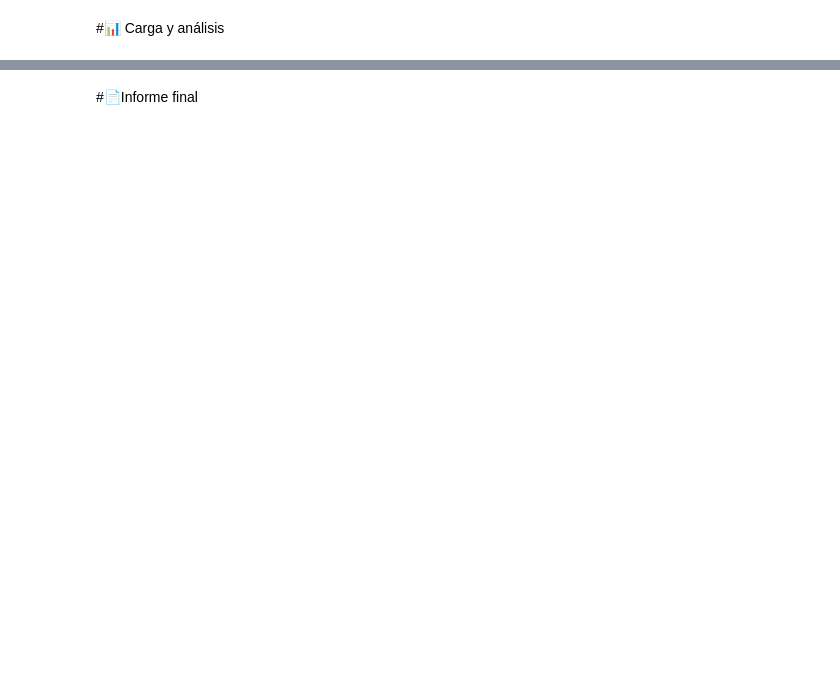
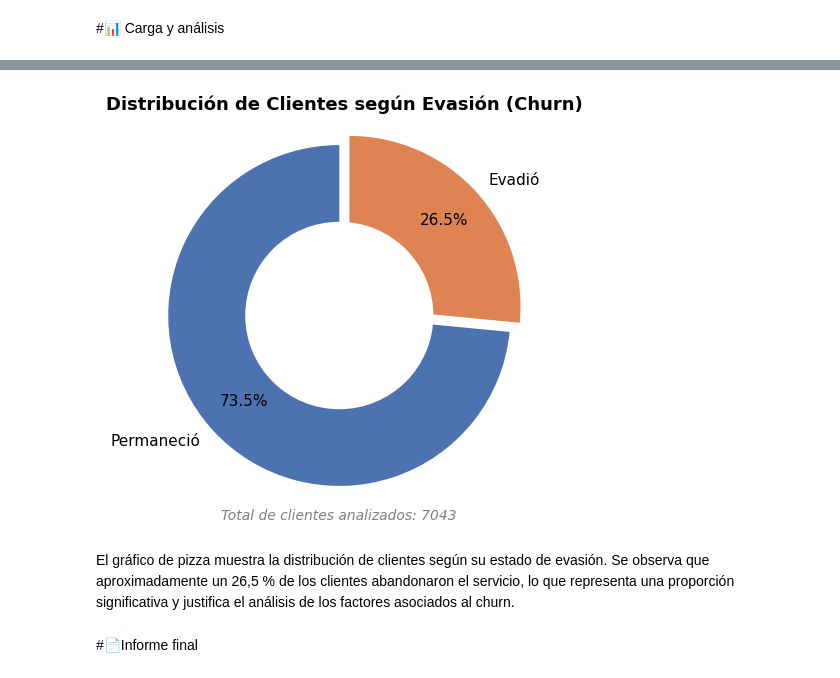
Before and after one commit to DaniGa-Mo/Challenge_TelecomX, a Jupyter notebook: TelecomX_LATAM.ipynb, the cells around one changed output, grey strips where cells are left out. Cells and saved outputs as stored; diff of their text form; code cells hidden in the pictures; blank space fills up the shorter version.

```diff
--- a/TelecomX_LATAM.ipynb
+++ b/TelecomX_LATAM.ipynb
@@ -234,0 +303,8 @@ df_normalizado
+# %%
+# Imputación de valores
+mask_nan = df_normalizado['account.Charges.Total'].isna()
+
+df_normalizado.loc[mask_nan, 'account.Charges.Total'] = (
+    df_normalizado.loc[mask_nan, 'account.Charges.Monthly']
+    * df_normalizado.loc[mask_nan, 'customer.tenure']
+)
@@ -236,0 +377,5 @@ df_normalizado
+# %%
+# Analizando la columna evación
+df_churn = df_normalizado[['Churn']]
+
+df_churn.head()
@@ -237,2 +392,45 @@ df_normalizado
+# %%
+# Valores
+churn_counts = df_churn.value_counts().sort_index()
+# %%
+# Gráfico
+labels = ['Permaneció', 'Evadió']
+sizes = churn_counts
+
+# Colores profesionales
+colors = ['#4C72B0', '#DD8452']  # azul / naranja
+explode = (0, 0.08)  # resalta evasión suavemente
+
+plt.figure(figsize=(5,5))
+
+plt.pie(
+    sizes,
+    labels=labels,
+    autopct='%1.1f%%',
+    startangle=90,
+    explode=explode,
+    colors=colors,
+    pctdistance=0.75,
+    textprops={'fontsize': 11}
+)
+
+# Círculo central para aspecto limpio
+centre_circle = plt.Circle((0, 0), 0.55, fc='white')
+plt.gca().add_artist(centre_circle)
+
+plt.title(
+    'Distribución de Clientes según Evasión (Churn)',
+    fontsize=13,
+    fontweight='bold'
+)
+plt.text(0, -1.2, f'Total de clientes analizados: {sum(sizes)}',
+         ha='center', fontsize=10, color='gray', style='italic')
+
+plt.axis('equal')
+plt.show()
+# %% [output]
+[figure, added]
+# %% [markdown]
+El gráfico de pizza muestra la distribución de clientes según su estado de evasión. Se observa que aproximadamente un 26,5 % de los clientes abandonaron el servicio, lo que representa una proporción significativa y justifica el análisis de los factores asociados al churn.
 # %% [markdown]
 #📄Informe final
```
Also changed, not shown: parts of 29 cells of this notebook.
